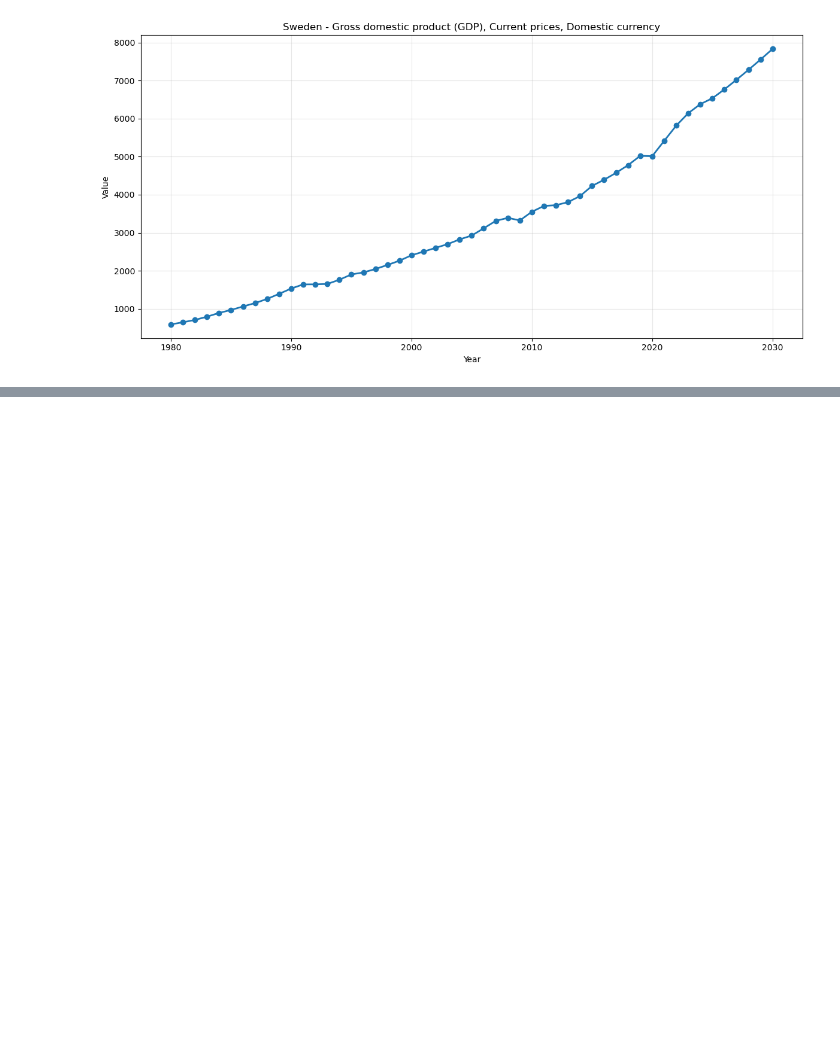
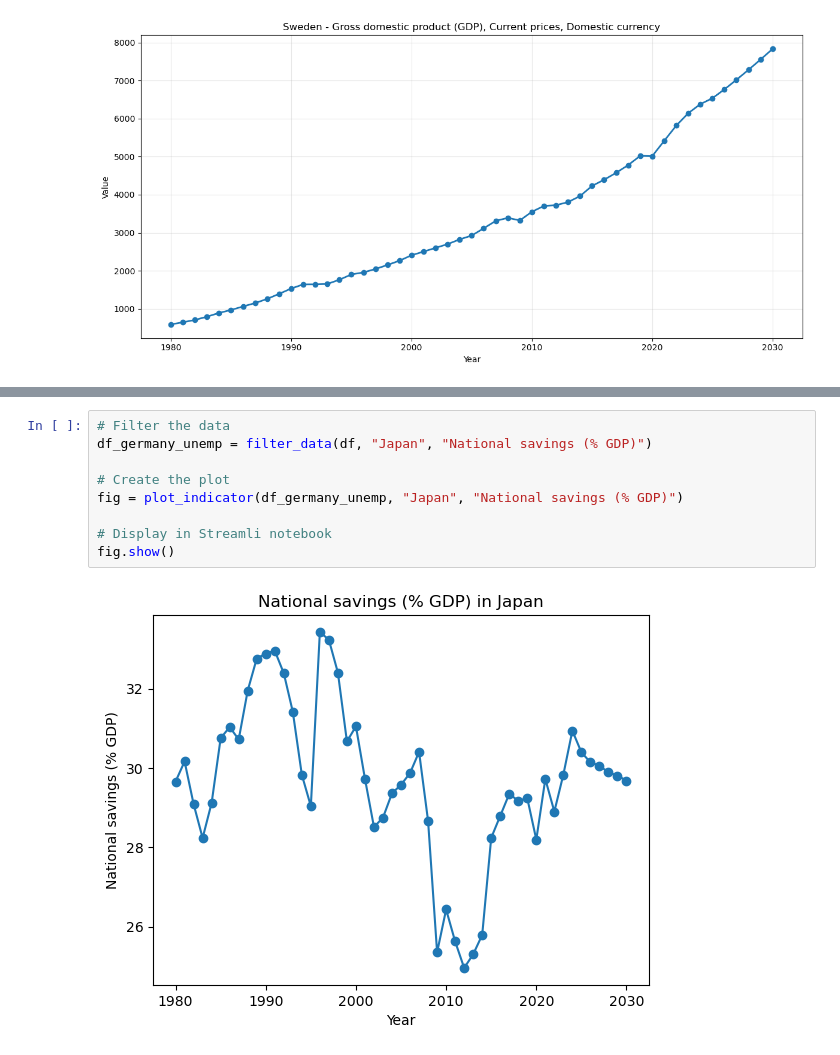
Before and after one commit to MDYCK12/Well-Being-Economics-, a Jupyter notebook: Notebooks/Artur.ipynb, the cells around one changed output, grey strips where cells are left out. Saved outputs shown, nothing was run; the diff lists cells and outputs as text; blank space fills up the shorter version.

```diff
--- a/Notebooks/Artur.ipynb
+++ b/Notebooks/Artur.ipynb
@@ -457,0 +525,11 @@ sweden_data = plot_series(df_filtered, "Sweden",
+# %%
+# Filter the data
+df_germany_unemp = filter_data(df, "Japan", "National savings (% GDP)")
+
+# Create the plot
+fig = plot_indicator(df_germany_unemp, "Japan", "National savings (% GDP)")
+
+# Display in Streamli notebook
+fig.show()
+# %% [output]
+[figure, added]
```
Also changed, not shown: parts of 8 cells of this notebook, 1 other file.
